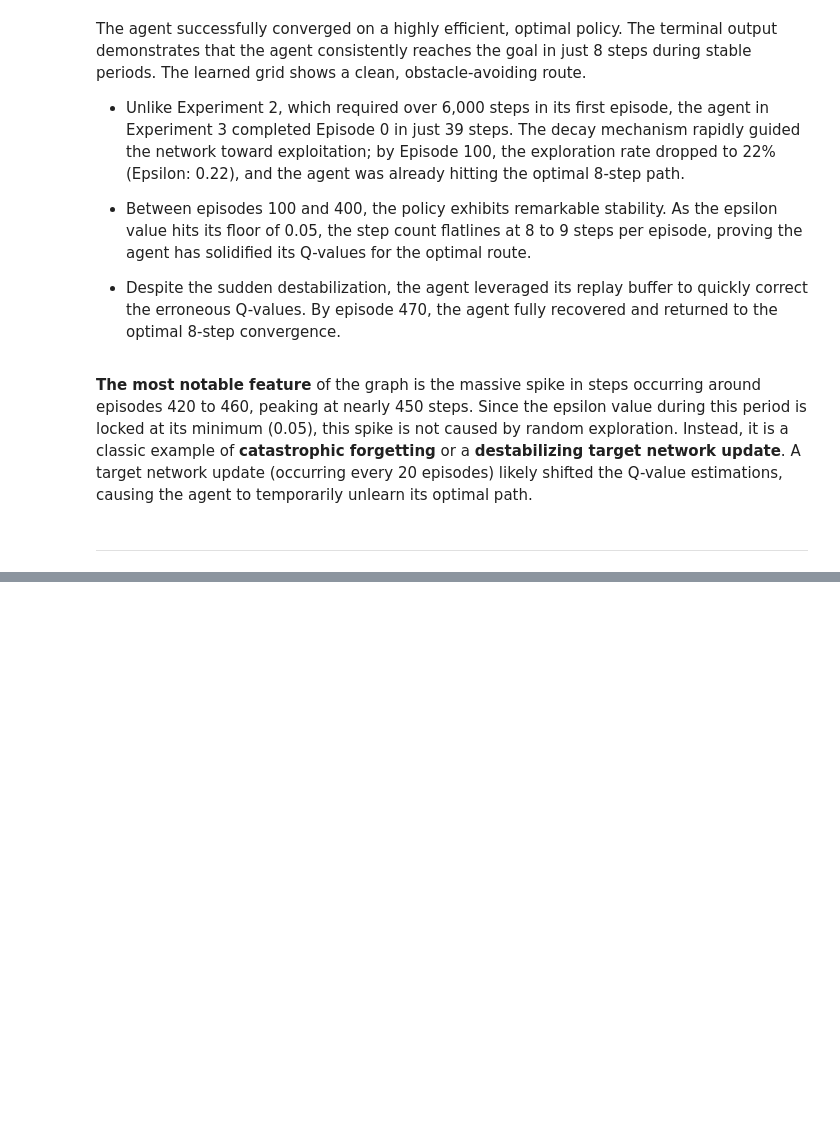
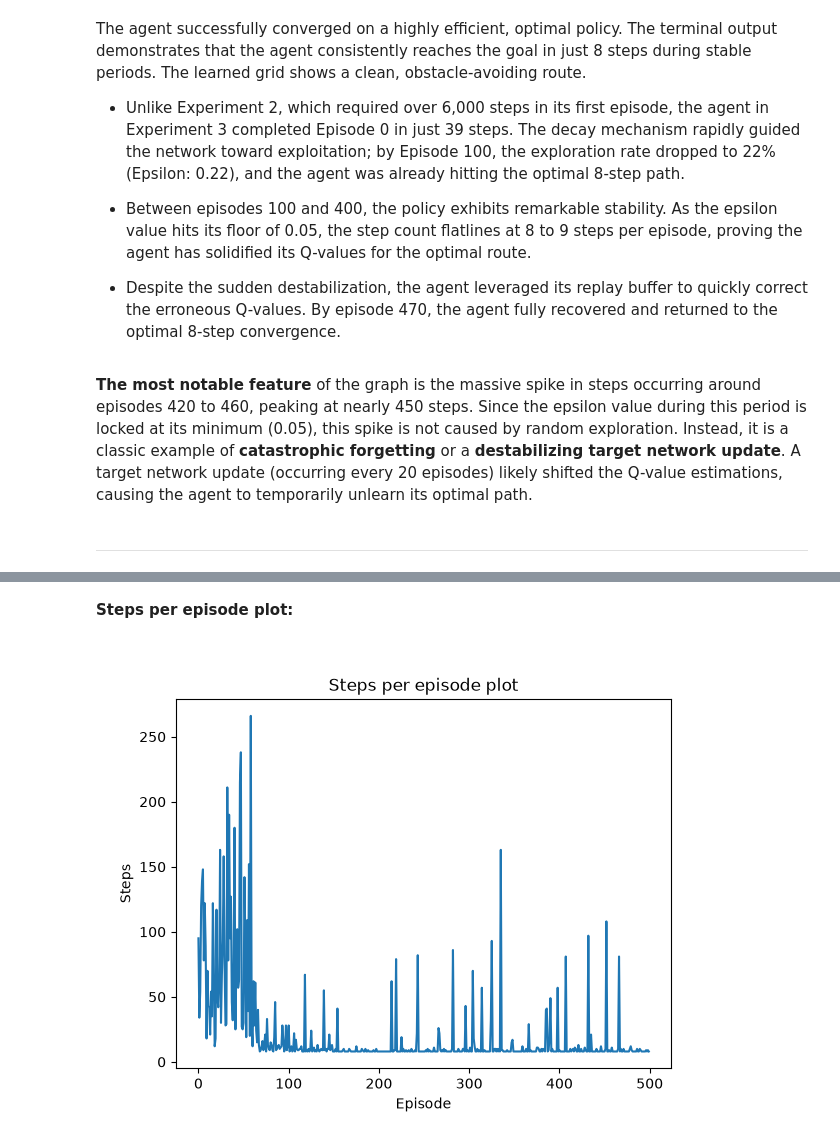
Before and after one commit to mniabedii/grid-world-rl, a Jupyter notebook: report/analysis.ipynb, the cells around one changed output, grey strips where cells are left out. Saved outputs shown, nothing was run; the diff lists cells and outputs as text; code cells hidden in the pictures; blank space fills up the shorter version.

Commit message:
running the optimized dqn agent for experiments and reporting the result

```diff
--- a/report/analysis.ipynb
+++ b/report/analysis.ipynb
@@ -780,0 +806,7 @@ The agent successfully converged on a highly efficient, optimal policy. The term
+# %% [markdown]
+**Steps per episode plot:**
+# %%
+from IPython.display import Image, display
+display(Image(filename="../outputs/optimized_dqn_runs/optimized_dqn_run1.png"))
+# %% [output]
+[figure, added]
```
Also changed, not shown: parts of 35 cells of this notebook, 5 other files.
